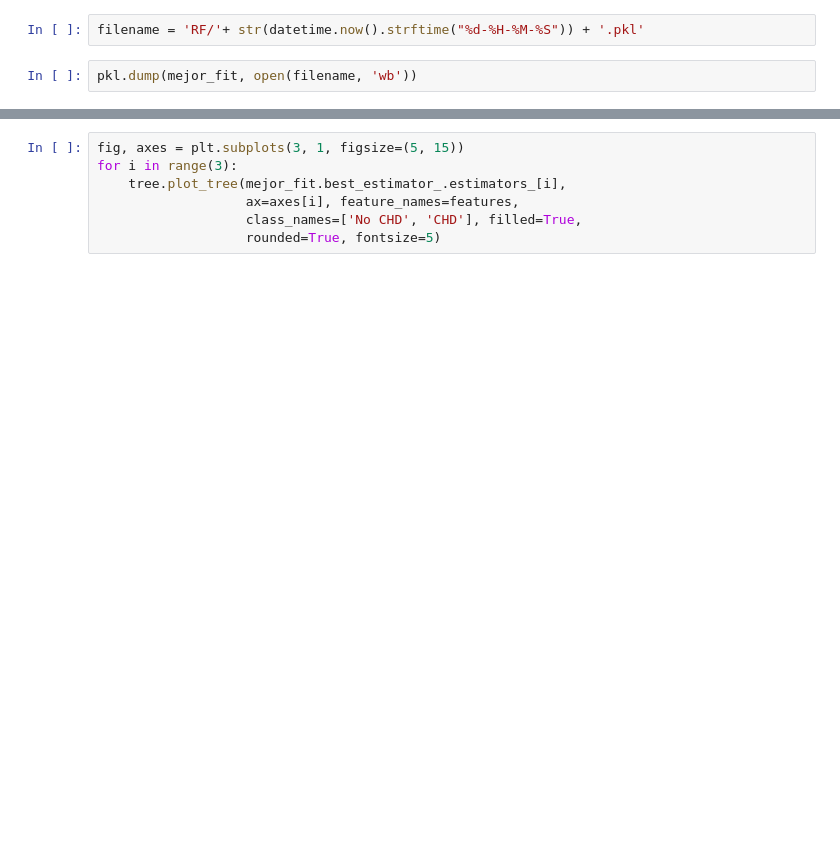
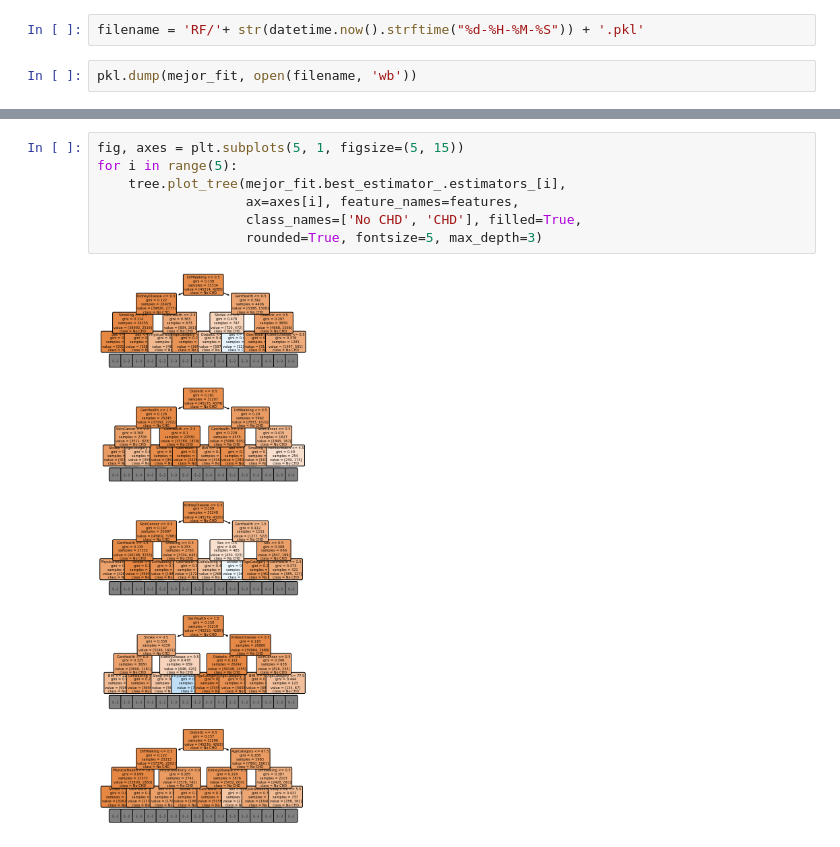
Before and after one commit to Gatos-de-negocios-BI/Laboratorio_1, a Jupyter notebook: RandomForest.ipynb, the cells around one changed output, grey strips where cells are left out. Cells and saved outputs as stored; diff of their text form; blank space fills up the shorter version.

```diff
--- a/RandomForest.ipynb
+++ b/RandomForest.ipynb
@@ -330,7 +358,9 @@ importancia.plot.barh(x='Feature', y='Importancia', figsize=(15, 5))
 # %%
-fig, axes = plt.subplots(3, 1, figsize=(5, 15))
-for i in range(3):
+fig, axes = plt.subplots(5, 1, figsize=(5, 15))
+for i in range(5):
     tree.plot_tree(mejor_fit.best_estimator_.estimators_[i],
                    ax=axes[i], feature_names=features,
                    class_names=['No CHD', 'CHD'], filled=True,
-                   rounded=True, fontsize=5)
+                   rounded=True, fontsize=5, max_depth=3)
+# %% [output]
+[figure, added]
```
Also changed, not shown: parts of 17 cells of this notebook, 5 other files.
